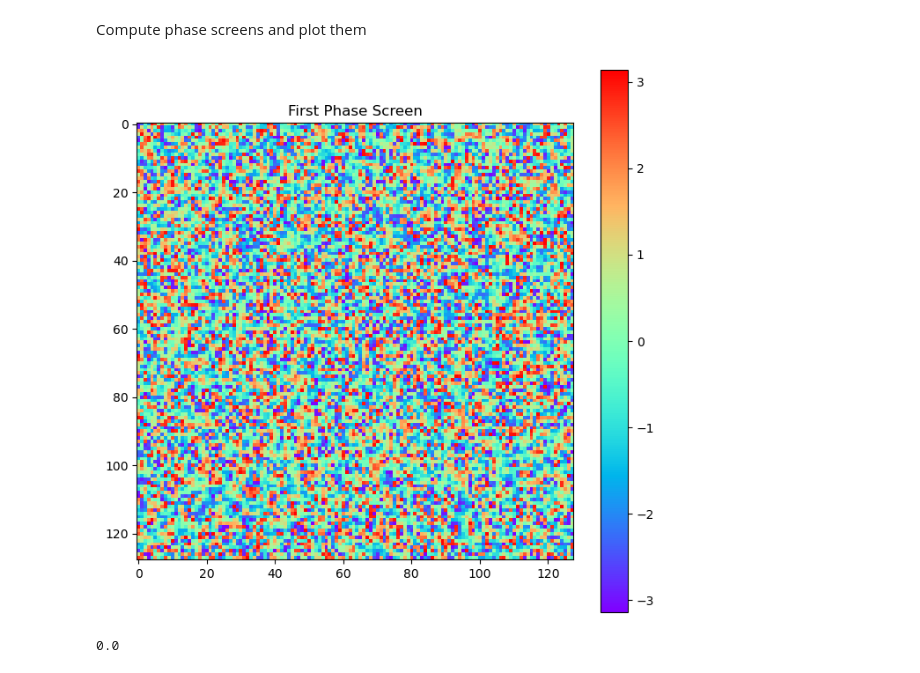
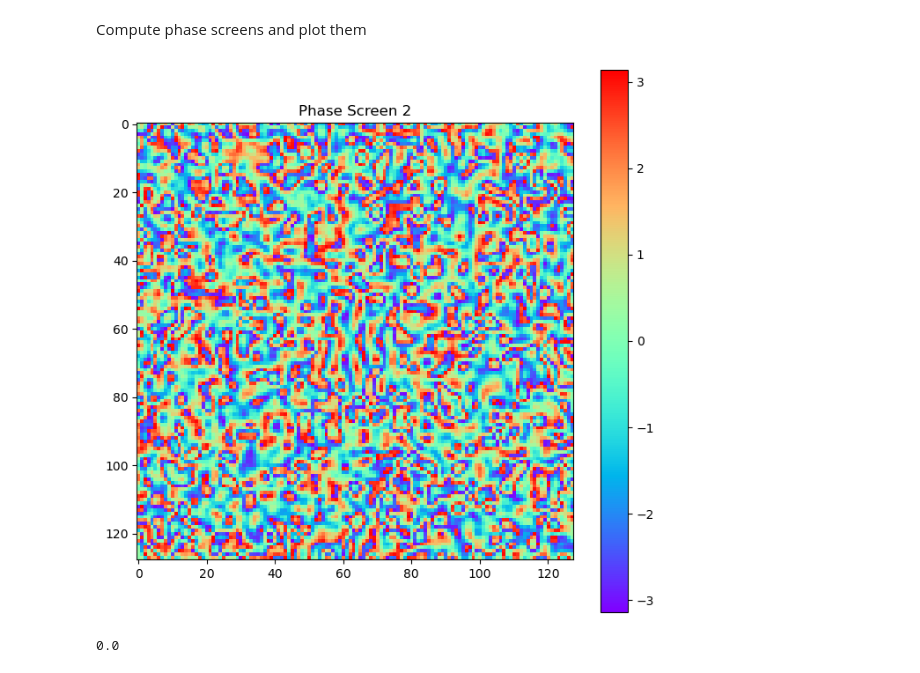
Before and after one commit to TareqJ1000/KnotSorter, a Jupyter notebook: PhaseAnalyzer.ipynb, the cells around one changed output. Drawn from its saved outputs; the diff is of its cells as text; code cells hidden in the pictures.

```diff
--- a/PhaseAnalyzer.ipynb
+++ b/PhaseAnalyzer.ipynb
@@ -191,24 +193,24 @@ Compute phase screens and plot them
 # %%
 phase_maps = np.empty((num_of_phase_maps, N, N), dtype=np.complex_)
 
 GFilterStrength = 0
 
 # Compute phase screens and plot them
 for ii in range(num_of_phase_maps):
     # Apply extra gaussian filter on output data
     phase_out[ii] =sp.ndimage.gaussian_filter(phase_out[ii], sigma=maxx*GFilterStrength)
     phase_maps[ii]= np.exp(1j*phase_out[ii])
 
 #phaseScreenDos = np.exp(1j*phase_out[1,:,:])
-
+phase_screen=1
 fig, ax = plt.subplots(1,1, figsize=(8,8))
-first = ax.imshow(np.angle(phase_maps[0]), cmap='rainbow')
-ax.set_title("First Phase Screen")
+first = ax.imshow(np.angle(phase_maps[phase_screen]), cmap='rainbow')
+ax.set_title(f"Phase Screen {phase_screen+1}")
 c1 = fig.colorbar(first, ax=ax)
 
 plt.show()
 # %% [output]
-[figure, old version]
+[figure, new version]
 # %%
 np.min(np.angle(phase_out))
 # %% [output]
```
Also changed, not shown: parts of 10 cells of this notebook, 40 other files.
